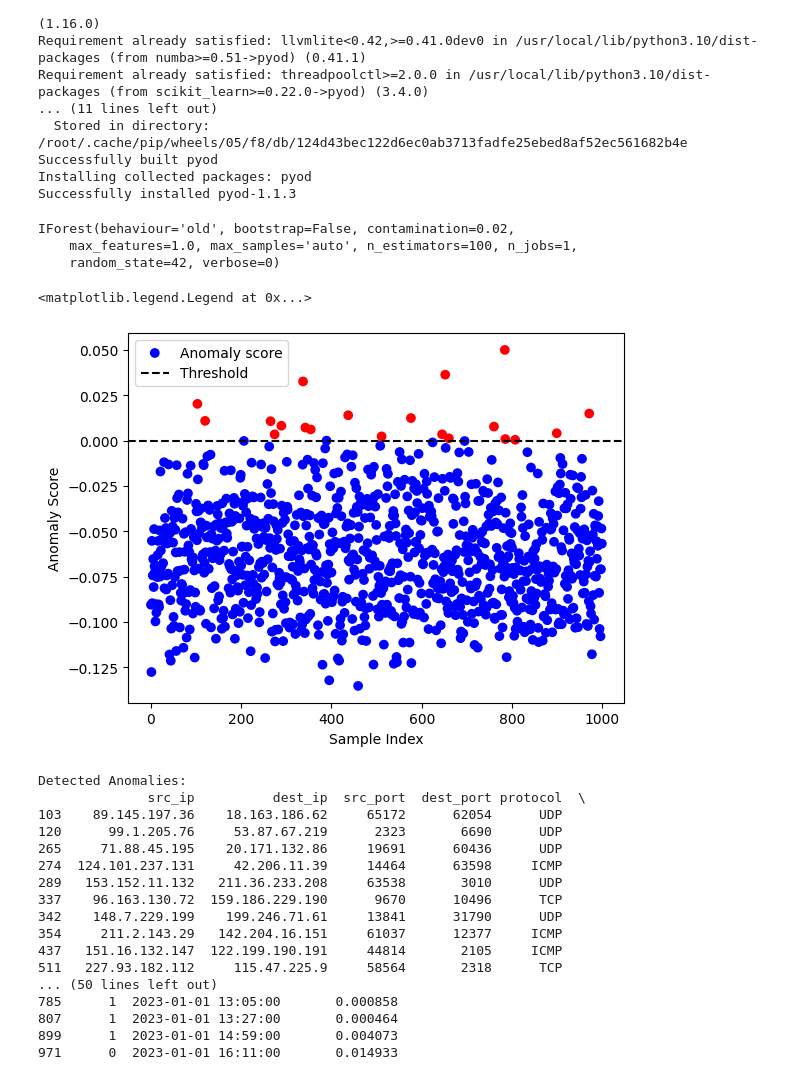
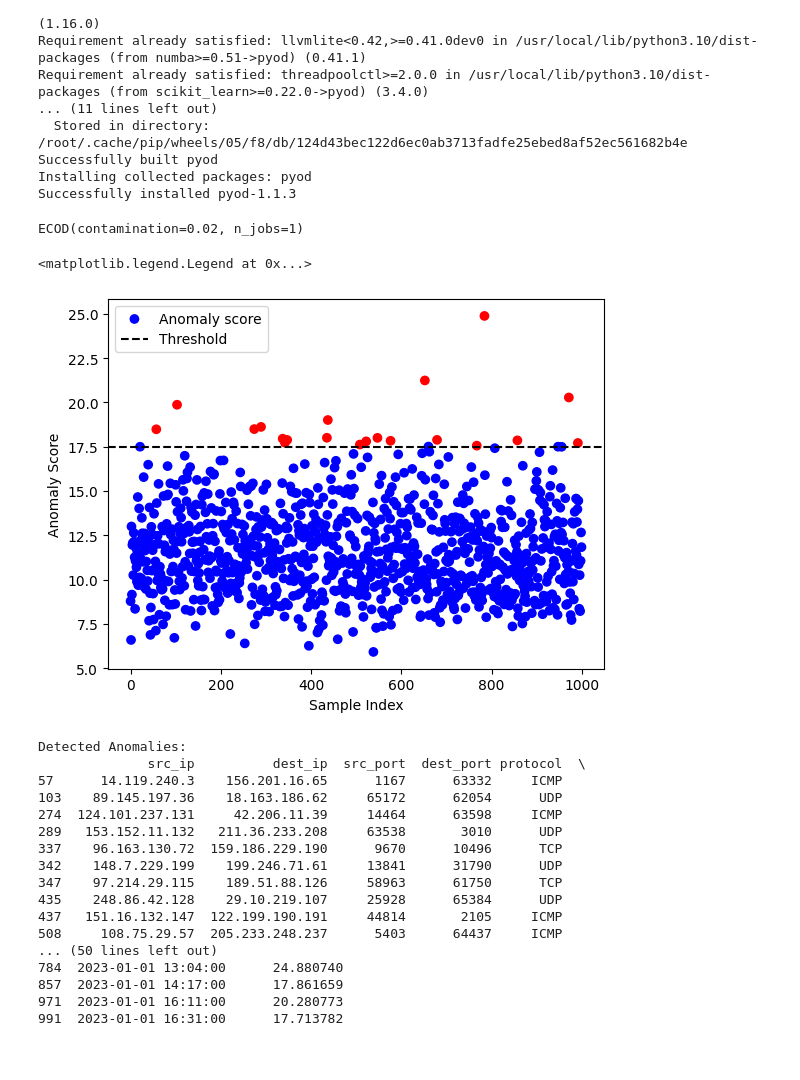
Before and after one commit to vasilandrian/vasilandrian-, a Jupyter notebook: Anomaly_Detection.ipynb, the cells around one changed output. Saved outputs shown, nothing was run; the diff lists cells and outputs as text; code cells hidden in the pictures.

```diff
--- a/Anomaly_Detection.ipynb
+++ b/Anomaly_Detection.ipynb
@@ -41,52 +41,50 @@ X = network_data[features].values
 scaler = StandardScaler()
 X_scaled = scaler.fit_transform(X)
 # %%
-#χρήση αλγορίθμου Isolation Forest
-model = ECOD (contamination=0.02, random_state=42)
-model.fit(X_scaled)
+#χρήση αλγορίθμου ECOD model
+ecod_model = ECOD(contamination=0.02)
+ecod_model.fit(X_scaled)
 # %% [output]
-IForest(behaviour='old', bootstrap=False, contamination=0.02,
-    max_features=1.0, max_samples='auto', n_estimators=100, n_jobs=1,
-    random_state=42, verbose=0)
+ECOD(contamination=0.02, n_jobs=1)
 # %%
 #πρόβλεψη βαθμού ανωμαλίας (anomaly score)
-anomaly_scores = model.decision_function(X_scaled)
+anomaly_scores = ecod_model.decision_function(X_scaled)
 # %%
 #προσθήκη βαθμού ανωμαλίας (anomaly score) στο σύνολο δεδομένων
 network_data['anomaly_score'] = anomaly_scores
 # %%
 
 #οπτικοποίηση αποτελεσμάτων, με μπλε οι τιμές που θεωρούνται κανονικές και με κόκκινο όσες καταγράφονται ως ανωμαλίες
-colors = ['blue' if score <= model.threshold_ else 'red' for score in anomaly_scores]
+colors = ['blue' if score <= ecod_model.threshold_ else 'red' for score in anomaly_scores]
 
 plt.scatter(network_data.index, anomaly_scores, c=colors, label='Anomaly score')
-plt.axhline(y=model.threshold_, color='black', linestyle='--', label='Threshold')
+plt.axhline(y=ecod_model.threshold_, color='black', linestyle='--', label='Threshold')
 plt.xlabel('Sample Index')
 plt.ylabel('Anomaly Score')
 plt.legend()
 # %% [output]
 <matplotlib.legend.Legend at 0x...>
-[figure, old version]
+[figure, new version]
 # %%
 #τύπωση των τιμών που εντοπίσθηκαν ως ανωμαλίες
-anomalies = network_data[network_data['anomaly_score'] > model.threshold_]
+anomalies = network_data[network_data['anomaly_score'] > ecod_model.threshold_]
 print("Detected Anomalies:")
 print(anomalies)
 # %% [output]
 Detected Anomalies:
               src_ip          dest_ip  src_port  dest_port protocol  \
+57      14.119.240.3    156.201.16.65      1167      63332     ICMP
 103    89.145.197.36    18.163.186.62     65172      62054      UDP
-120      99.1.205.76     53.87.67.219      2323       6690      UDP
-265     71.88.45.195    20.171.132.86     19691      60436      UDP
 274  124.101.237.131     42.206.11.39     14464      63598     ICMP
 289   153.152.11.132   211.36.233.208     63538       3010      UDP
 337    96.163.130.72  159.186.229.190      9670      10496      TCP
 342    148.7.229.199    199.246.71.61     13841      31790      UDP
-354     211.2.143.29   142.204.16.151     61037      12377     ICMP
+347    97.214.29.115    189.51.88.126     58963      61750      TCP
+435    248.86.42.128    29.10.219.107     25928      65384      UDP
 437   151.16.132.147  122.199.190.191     44814       2105     ICMP
-511   227.93.182.112     115.47.225.9     58564       2318      TCP
+508     108.75.29.57  205.233.248.237      5403      64437     ICMP
 ... (50 lines left out)
-785      1  2023-01-01 13:05:00       0.000858
-807      1  2023-01-01 13:27:00       0.000464
-899      1  2023-01-01 14:59:00       0.004073
-971      0  2023-01-01 16:11:00       0.014933
+784  2023-01-01 13:04:00      24.880740
+857  2023-01-01 14:17:00      17.861659
+971  2023-01-01 16:11:00      20.280773
+991  2023-01-01 16:31:00      17.713782
```
